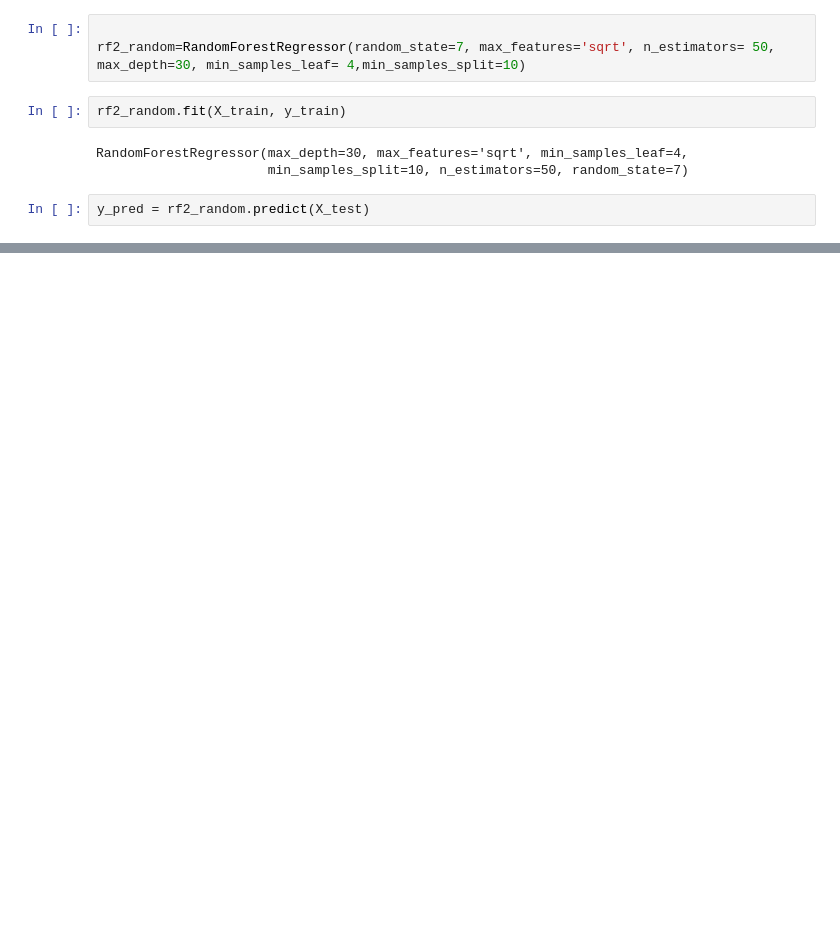
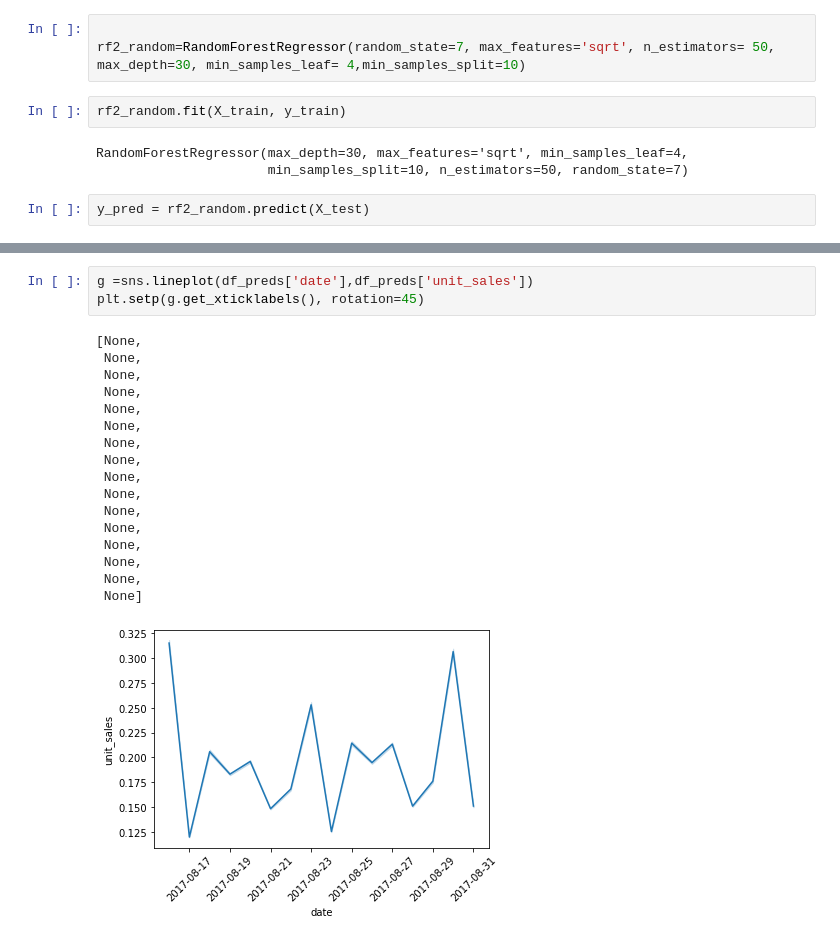
Before and after one commit to palpen/sm-202011, a Jupyter notebook: project_2/Forecasting Sales.ipynb, the cells around one changed output, grey strips where cells are left out. Saved outputs shown, nothing was run; the diff lists cells and outputs as text; blank space fills up the shorter version.

```diff
--- a/project_2/Forecasting Sales.ipynb
+++ b/project_2/Forecasting Sales.ipynb
@@ -473,0 +572,21 @@ nwrmsle = 0.6083523441179814
+# %%
+g =sns.lineplot(df_preds['date'],df_preds['unit_sales'])
+plt.setp(g.get_xticklabels(), rotation=45)
+# %% [output]
+[None,
+ None,
+ None,
+ None,
+ None,
+ None,
+ None,
+ None,
+ None,
+ None,
+ None,
+ None,
+ None,
+ None,
+ None,
+ None]
+[figure, added]
```
Also changed, not shown: parts of 37 cells of this notebook, 1 other file.
